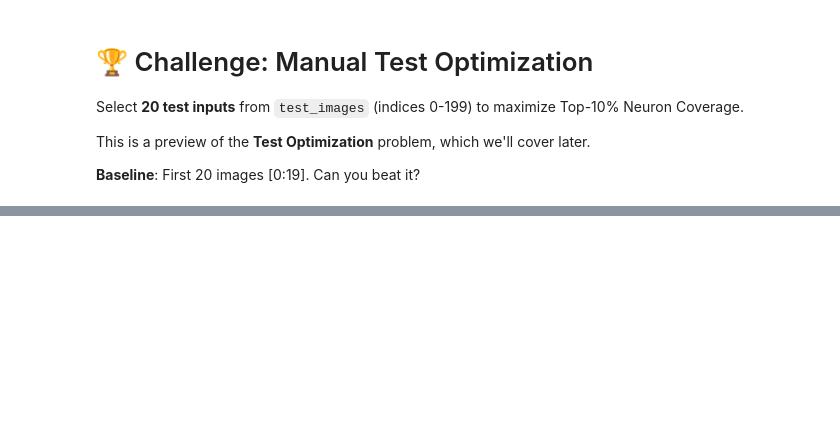
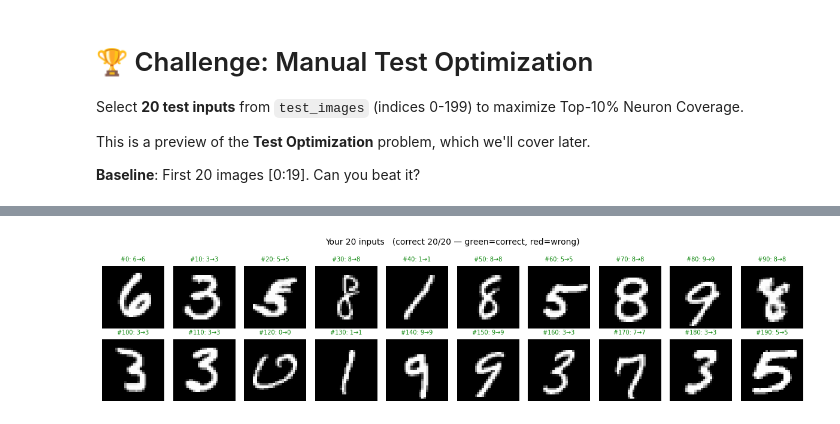
Before and after one commit to yongjunshin/Introduction_to_Software_Testing_for_Safe_AI, a Jupyter notebook: modules/04_test_coverages/exercises/04_neuron_coverages_exercise.ipynb, the cells around one changed output, grey strips where cells are left out. Cells and saved outputs as stored; diff of their text form; code cells hidden in the pictures; blank space fills up the shorter version.

Commit message:
neuron cov challenge

```diff
--- a/modules/04_test_coverages/exercises/04_neuron_coverages_exercise.ipynb
+++ b/modules/04_test_coverages/exercises/04_neuron_coverages_exercise.ipynb
@@ -461,3 +461,96 @@ Select **20 test inputs** from `test_images` (indices 0-199) to maximize Top-10%
 This is a preview of the **Test Optimization** problem, which we'll cover later.
 
 **Baseline**: First 20 images [0:19]. Can you beat it?
+# %%
+import pandas as pd
+from IPython.display import display
+
+# ============================ YOUR CODE ============================
+# Return EXACTLY 20 distinct indices (each in 0..199) from `test_images`
+# that you think MAXIMIZE Top-10% Neuron Coverage.
+# Pick them any way you like -- by hand, a heuristic, or a search loop.
+# (Nothing is submitted; just experiment and beat the baseline below.)
+
+def select_test_indices() -> list[int]:
+    # Example starter: 20 indices spread across the dataset. Replace with your own!
+    return list(range(0, 200, 10))
+# ==================================================================
+# %%
+# ----------------- competition harness (given -- just run) -----------------
+BASELINE_INDICES = list(range(20))   # baseline: the first 20 images (indices 0..19)
+K_RATIO = 0.1                        # Top-10% neuron coverage = the metric to maximize
+
+
+def evaluate_selection(indices: list[int]) -> dict:
+    """Run the model on the chosen inputs and measure both coverages + accuracy."""
+    idx = torch.as_tensor(list(indices), dtype=torch.long)
+    inputs = test_images[idx].to(device)
+    labels = test_labels[idx]
+    with torch.no_grad():
+        outputs, acts = forward_and_capture_relu(model, inputs)
+    preds = outputs.argmax(dim=1).cpu()
+    nc, _ = neuron_coverage(acts)
+    tkc, _ = top_k_neuron_coverage(acts, k=K_RATIO, per_filter=True)
+    return {"idx": idx, "labels": labels, "preds": preds,
+            "nc": nc, "tkc": tkc, "correct": int((preds == labels).sum().item())}
+
+
+# --- read and sanity-check the student's selection ---
+sel = [int(i) for i in select_test_indices()]
+problems = []
+if len(sel) != 20:
+    problems.append(f"need exactly 20 indices, got {len(sel)}")
+if len(set(sel)) != len(sel):
+    problems.append("indices must be distinct (duplicates found)")
+if any(i < 0 or i > 199 for i in sel):
+    problems.append("every index must be in 0..199")
+if problems:
+    print("⚠️  Invalid selection (fix for a fair comparison):")
+    for p in problems:
+        print("   -", p)
+    print()
+
+base = evaluate_selection(BASELINE_INDICES)
+you = evaluate_selection(sel)
+
+# --- comparison table: neuron coverage + top-k neuron coverage + accuracy ---
+pct = lambda x: f"{100 * x:.1f}%"
+dlt = lambda a, b: f"{100 * (a - b):+.1f}%p"
+
+table = pd.DataFrame(
+    {
+        "Baseline (first 20)": [pct(base["nc"]), pct(base["tkc"]), f"{base['correct']}/20"],
+        "Your selection":      [pct(you["nc"]),  pct(you["tkc"]),  f"{you['correct']}/20"],
+        "Δ (you - base)":      [dlt(you["nc"], base["nc"]), dlt(you["tkc"], base["tkc"]),
+                                f"{you['correct'] - base['correct']:+d}"],
+    },
+    index=["Neuron Coverage", "Top-10% Neuron Coverage  (target)", "Correct predictions"],
+)
+print("=== Coverage comparison ===")
+display(table)
+
+if you["tkc"] > base["tkc"]:
+    print(f"🎉 You beat the baseline on Top-10% coverage!  {pct(you['tkc'])} > {pct(base['tkc'])}")
+elif you["tkc"] == base["tkc"]:
+    print(f"➖ Tie on Top-10% coverage ({pct(you['tkc'])}). Try a more diverse selection.")
+else:
+    print(f"🔻 Below baseline on Top-10% coverage  {pct(you['tkc'])} < {pct(base['tkc'])}. Keep trying!")
+
+# --- visualize your 20 selected inputs (green = correct, red = wrong) ---
+n_cols = 10
+n_rows = (len(sel) + n_cols - 1) // n_cols
+fig, axes = plt.subplots(n_rows, n_cols, figsize=(n_cols * 1.2, n_rows * 1.5))
+axes = axes.flatten()
+for i in range(len(sel)):
+    ax = axes[i]
+    ax.imshow(test_images[sel[i]].squeeze(), cmap="gray")
+    label, pred = test_labels[sel[i]].item(), you["preds"][i].item()
+    ax.set_title(f"#{sel[i]}: {label}→{pred}", fontsize=7,
+                 color="green" if label == pred else "red")
+    ax.axis("off")
+for i in range(len(sel), len(axes)):
+    axes[i].axis("off")
+fig.suptitle(f"Your 20 inputs   (correct {you['correct']}/20 — green=correct, red=wrong)", fontsize=10)
+plt.tight_layout()
+plt.show()
+# %% [output]
@@ -463,0 +563 @@ This is a preview of the **Test Optimization** problem, which we'll cover later.
+[figure, added]
```
Also changed, not shown: parts of 6 cells of this notebook, 5 other files.
